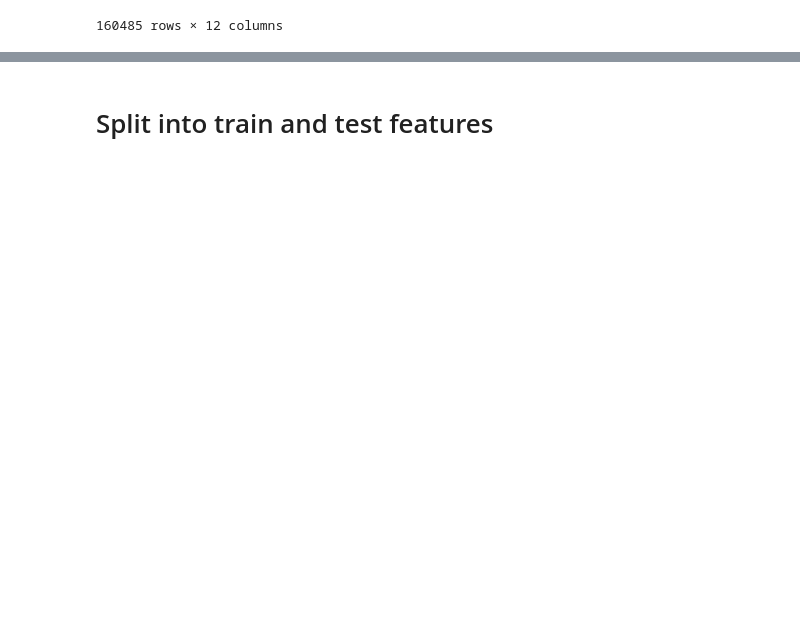
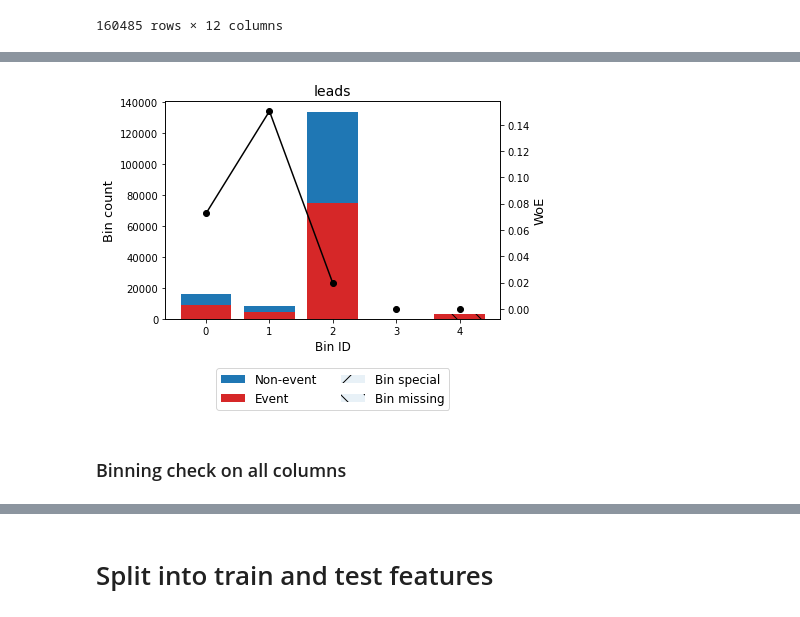
Before and after one commit to marielakinn/Social_media, a Jupyter notebook: nnML_StandIn.ipynb, the cells around one changed output, grey strips where cells are left out. Drawn from its saved outputs; the diff is of its cells as text; code cells hidden in the pictures; blank space fills up the shorter version.

Commit message:
edited binning

```diff
--- a/nnML_StandIn.ipynb
+++ b/nnML_StandIn.ipynb
@@ -696,0 +659,8 @@ sc.woebin_plot(bins)
+# %%
+variable = "leads"
+x = df3['spend'].values
+y = df3.leads
+# %%
+optb = ob(name=variable, dtype="numerical", solver="cp")
+# %%
+optb.fit(x, y)
@@ -696,0 +669,2 @@ sc.woebin_plot(bins)
+# %%
+binning_table = optb.binning_table
@@ -696,0 +695,10 @@ sc.woebin_plot(bins)
+# %%
+binning_table.plot(metric="woe")
+# woe = inversely related to event rate, weight of evidence for each bin
+# shows impression on y axis in thousands
+# woe on right
+# bins on bottom
+# %% [output]
+[figure, added]
+# %% [markdown]
+### Binning check on all columns
```
Also changed, not shown: parts of 26 cells of this notebook.
